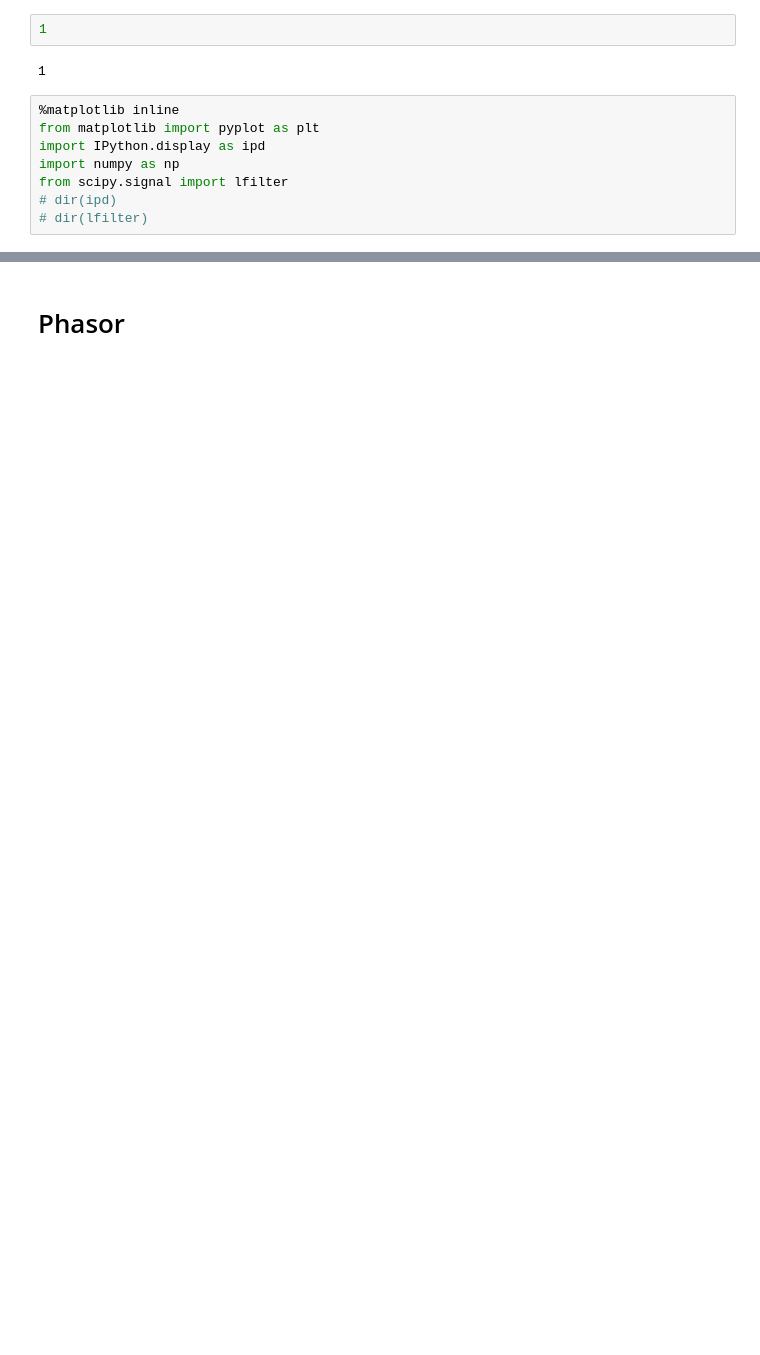
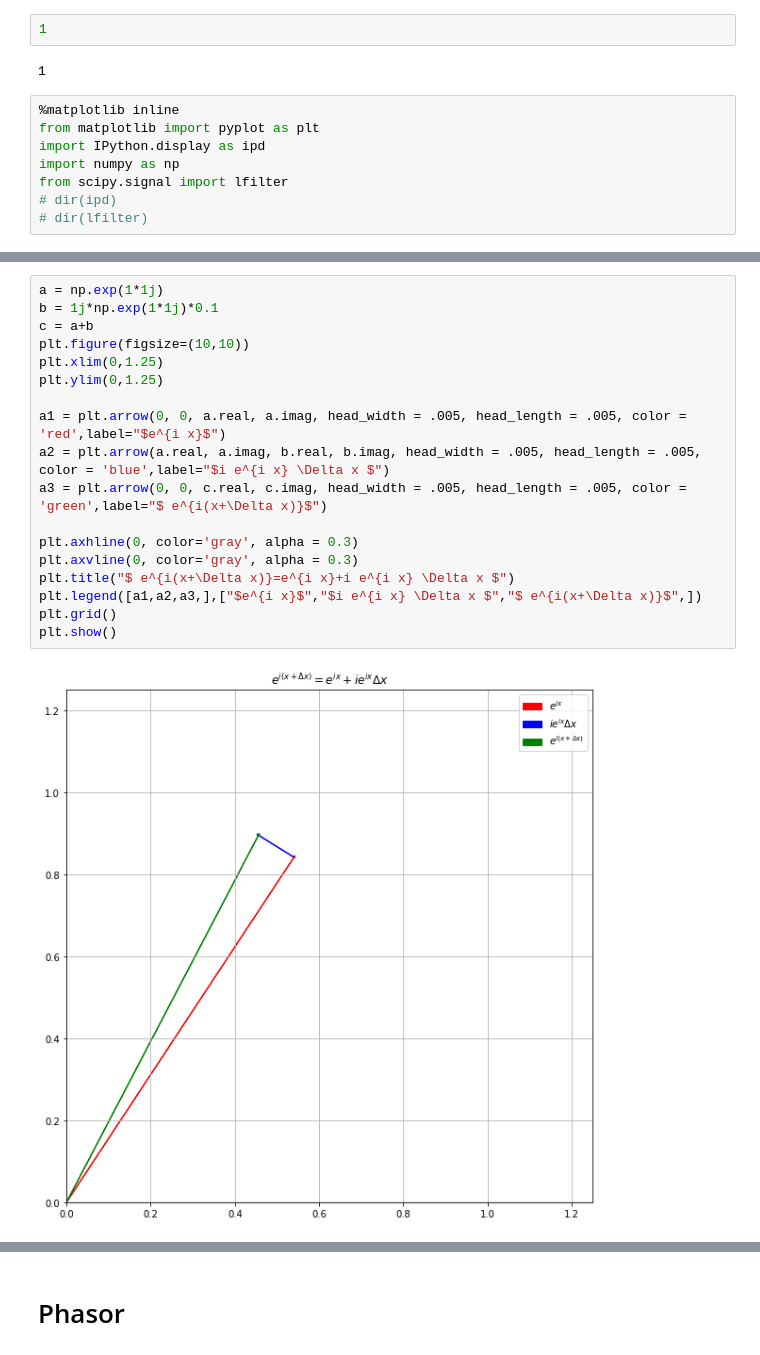
Before and after one commit to TaeYongGong/class2021Spring, a Jupyter notebook: sound.ipynb, the cells around one changed output, grey strips where cells are left out. Drawn from its saved outputs; the diff is of its cells as text; blank space fills up the shorter version.

```diff
--- a/sound.ipynb
+++ b/sound.ipynb
@@ -14,0 +151,20 @@ from scipy.signal import lfilter
+# %%
+a = np.exp(1*1j)
+b = 1j*np.exp(1*1j)*0.1
+c = a+b
+plt.figure(figsize=(10,10))
+plt.xlim(0,1.25)
+plt.ylim(0,1.25)
+
+a1 = plt.arrow(0, 0, a.real, a.imag, head_width = .005, head_length = .005, color = 'red',label="$e^{i x}$")
+a2 = plt.arrow(a.real, a.imag, b.real, b.imag, head_width = .005, head_length = .005, color = 'blue',label="$i e^{i x} \Delta x $")
+a3 = plt.arrow(0, 0, c.real, c.imag, head_width = .005, head_length = .005, color = 'green',label="$ e^{i(x+\Delta x)}$")
+
+plt.axhline(0, color='gray', alpha = 0.3)
+plt.axvline(0, color='gray', alpha = 0.3)
+plt.title("$ e^{i(x+\Delta x)}=e^{i x}+i e^{i x} \Delta x $")
+plt.legend([a1,a2,a3,],["$e^{i x}$","$i e^{i x} \Delta x $","$ e^{i(x+\Delta x)}$",])
+plt.grid()
+plt.show()
+# %% [output]
+[figure, added]
```
Also changed, not shown: parts of 29 cells of this notebook.
